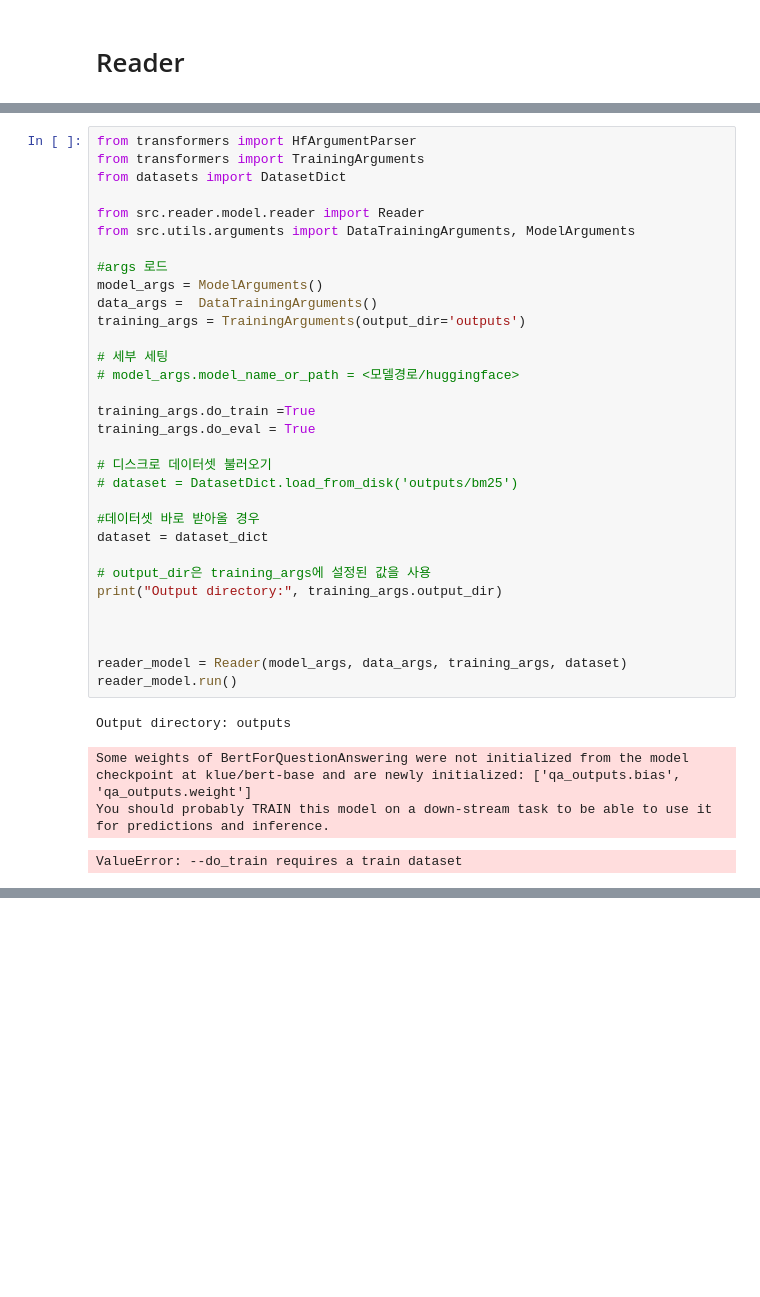
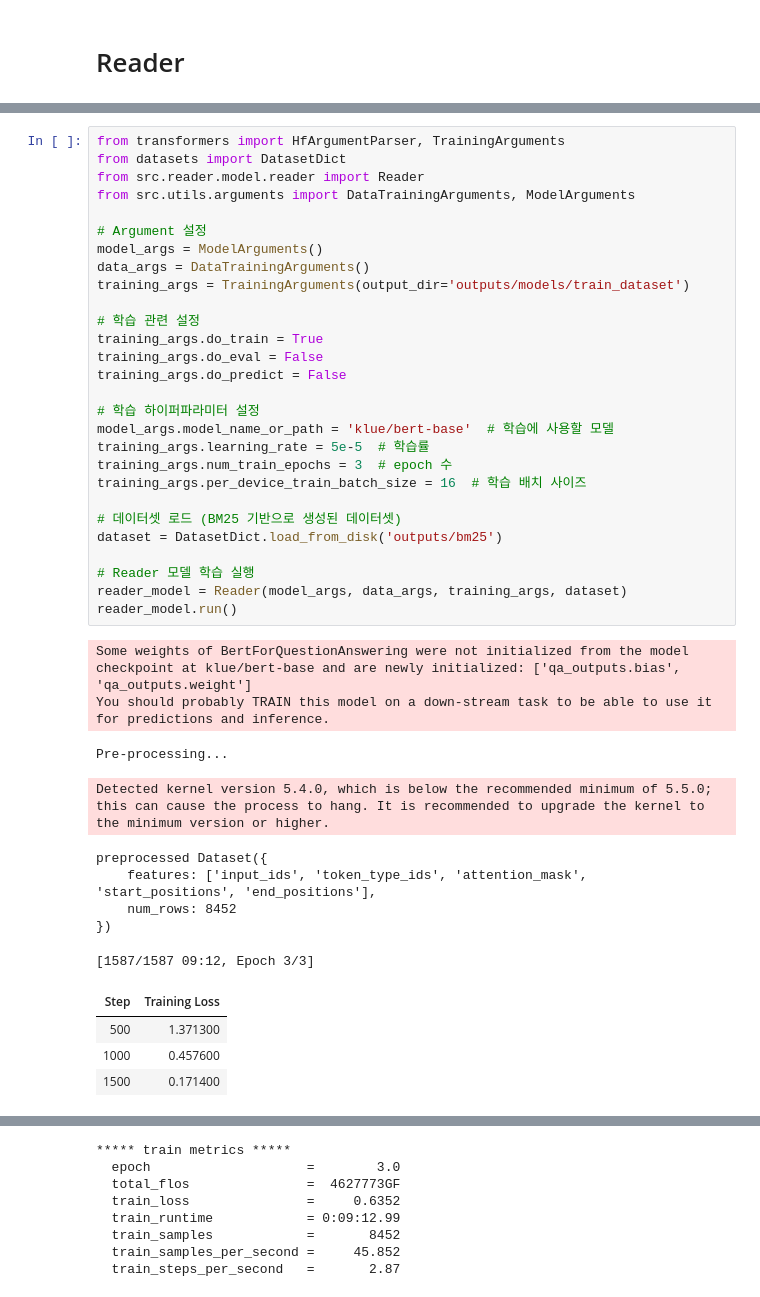
Before and after one commit to boostcampaitech7/level2-mrc-nlp-07, a Jupyter notebook: main.ipynb, the cells around one changed output, grey strips where cells are left out. Drawn from its saved outputs; the diff is of its cells as text; blank space fills up the shorter version.

```diff
--- a/main.ipynb
+++ b/main.ipynb
@@ -106,37 +129,42 @@ dataset_dict.save_to_disk('outputs/bm25')
 # %%
-from transformers import HfArgumentParser
-from transformers import TrainingArguments
+from transformers import HfArgumentParser, TrainingArguments
 from datasets import DatasetDict
-
 from src.reader.model.reader import Reader
 from src.utils.arguments import DataTrainingArguments, ModelArguments
 
-#args 로드
+# Argument 설정
 model_args = ModelArguments()
-data_args =  DataTrainingArguments()
-training_args = TrainingArguments(output_dir='outputs')
+data_args = DataTrainingArguments()
+training_args = TrainingArguments(output_dir='outputs/models/train_dataset')
 
-# 세부 세팅
-# model_args.model_name_or_path = <모델경로/huggingface>
+# 학습 관련 설정
+training_args.do_train = True
+training_args.do_eval = False
+training_args.do_predict = False
 
-training_args.do_train =True
-training_args.do_eval = True
+# 학습 하이퍼파라미터 설정
+model_args.model_name_or_path = 'klue/bert-base'  # 학습에 사용할 모델
+training_args.learning_rate = 5e-5  # 학습률
+training_args.num_train_epochs = 3  # epoch 수
+training_args.per_device_train_batch_size = 16  # 학습 배치 사이즈
 
-# 디스크로 데이터셋 불러오기
-# dataset = DatasetDict.load_from_disk('outputs/bm25')
+# 데이터셋 로드 (BM25 기반으로 생성된 데이터셋)
+dataset = DatasetDict.load_from_disk('outputs/bm25')
 
-#데이터셋 바로 받아올 경우
-dataset = dataset_dict
-
-# output_dir은 training_args에 설정된 값을 사용
-print("Output directory:", training_args.output_dir)
-
-
-
+# Reader 모델 학습 실행
 reader_model = Reader(model_args, data_args, training_args, dataset)
 reader_model.run()
 # %% [output]
-Output directory: outputs
+Some weights of BertForQuestionAnswering were not initialized from the model checkpoint at klue/bert-base and are newly initialized: ['qa_outputs.bias', 'qa_outputs.weight']
+You should probably TRAIN this model on a down-stream task to be able to use it for predictions and inference.
-Some weights of BertForQuestionAnswering were not initialized from the model checkpoint at klue/bert-base and are newly initialized: ['qa_outputs.bias', 'qa_outputs.weight']
-You should probably TRAIN this model on a down-stream task to be able to use it for predictions and inference.
+Pre-processing...
-ValueError: --do_train requires a train dataset
+Detected kernel version 5.4.0, which is below the recommended minimum of 5.5.0; this can cause the process to hang. It is recommended to upgrade the kernel to the minimum version or higher.
+preprocessed Dataset({
+    features: ['input_ids', 'token_type_ids', 'attention_mask', 'start_positions', 'end_positions'],
+    num_rows: 8452
+})
+[1587/1587 09:12, Epoch 3/3]
+| Step | Training Loss |
+| 500 | 1.371300 |
+| 1000 | 0.457600 |
+| 1500 | 0.171400 |
@@ -142,0 +179,8 @@ ValueError: --do_train requires a train dataset
+***** train metrics *****
+  epoch                    =        3.0
+  total_flos               =  4627773GF
+  train_loss               =     0.6352
+  train_runtime            = 0:09:12.99
+  train_samples            =       8452
+  train_samples_per_second =     45.852
+  train_steps_per_second   =       2.87
```
Also changed, not shown: parts of 8 cells of this notebook.
